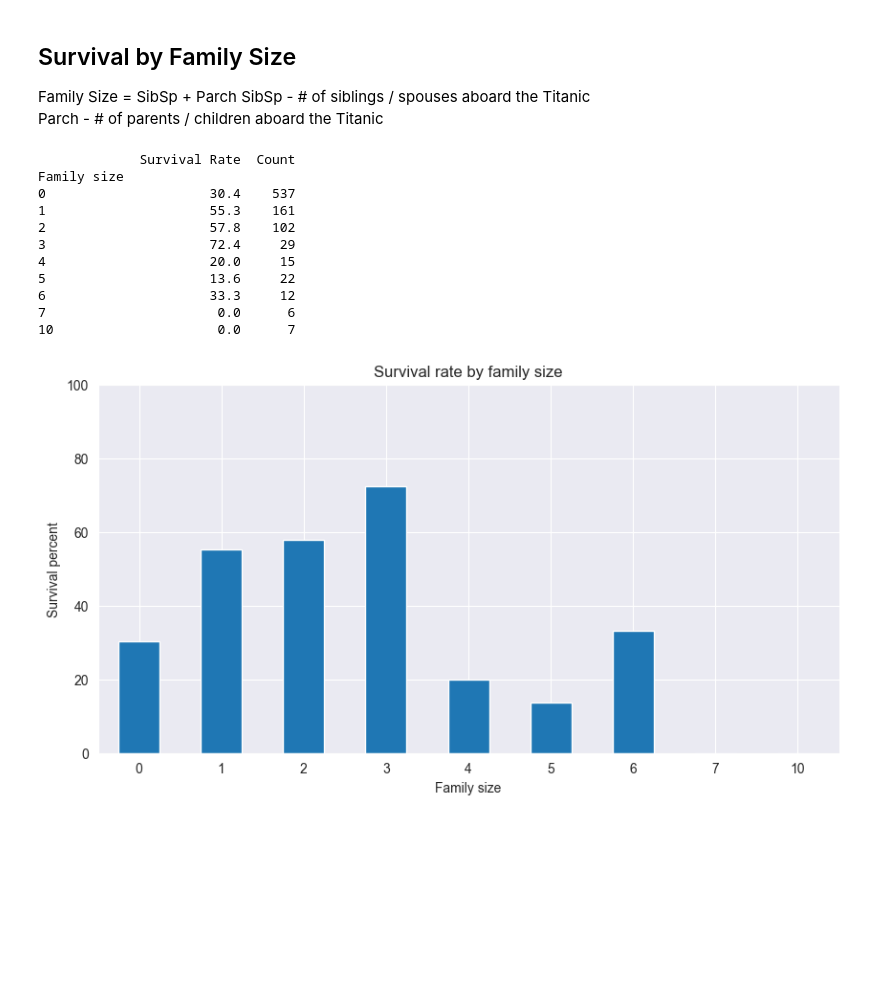
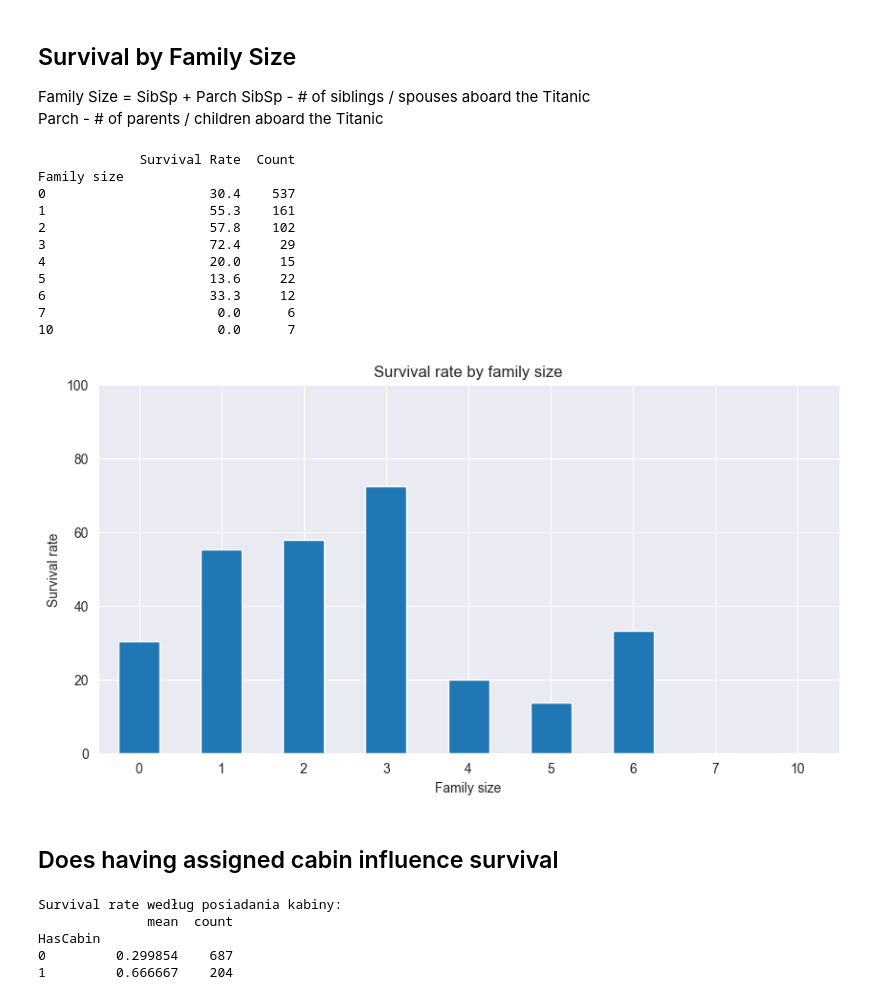
Before and after one commit to qbx11/Kaggle, a Jupyter notebook: Titanic/notebooks/exploratory_data_analysis.ipynb, the cells around one changed output. Cells and saved outputs as stored; diff of their text form; code cells hidden in the pictures; blank space fills up the shorter version.

```diff
--- a/Titanic/notebooks/jupyter_notebook.ipynb
+++ b/Titanic/notebooks/exploratory_data_analysis.ipynb
@@ -154,27 +147,40 @@ Parch - # of parents / children aboard the Titanic
 # %%
 train['Family size'] = train['SibSp'] + train['Parch']
 survival_by_fam_size = train.groupby('Family size')['Survived'].agg(['mean','count'])
 survival_by_fam_size['mean'] = (survival_by_fam_size['mean'] * 100).round(1)
 survival_by_fam_size.columns = ['Survival Rate', 'Count']
 print(survival_by_fam_size)
 
 plt.figure(figsize=(10, 5))
 survival_by_fam_size['Survival Rate'].plot(kind='bar',rot=0)
 plt.title('Survival rate by family size')
-plt.ylabel('Survival percent')
+plt.ylabel('Survival rate')
 plt.xlabel('Family size')
 plt.ylim(0, 100)
 plt.show()
 # %% [output]
              Survival Rate  Count
 Family size
 0                     30.4    537
 1                     55.3    161
 2                     57.8    102
 3                     72.4     29
 4                     20.0     15
 5                     13.6     22
 6                     33.3     12
 7                      0.0      6
 10                     0.0      7
-[figure, old version]
+[figure, new version]
+# %% [markdown]
+## Does having assigned cabin influence survival
+# %%
+train['HasCabin'] = train['Cabin'].notna().astype(int)
+
+print("Survival rate według posiadania kabiny:")
+print(train.groupby('HasCabin')['Survived'].agg(['mean', 'count']))
+# %% [output]
+Survival rate według posiadania kabiny:
+              mean  count
+HasCabin
+0         0.299854    687
+1         0.666667    204
```
Also changed, not shown: parts of 1 cell of this notebook.
